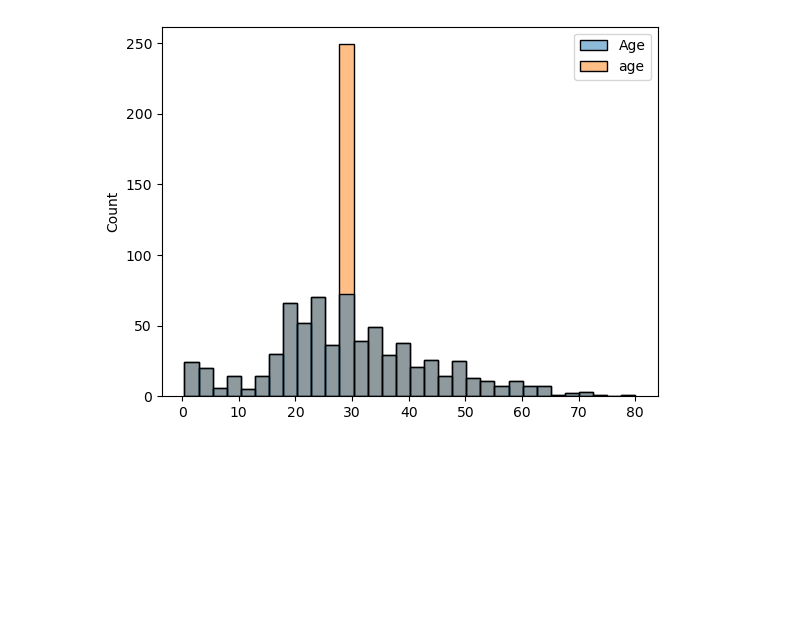
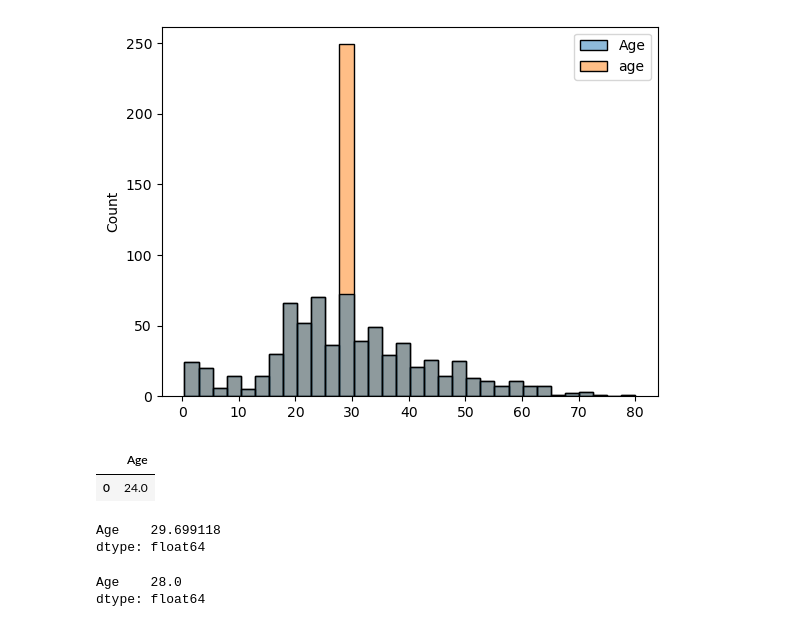
Before and after one commit to AkshayDawkhar/titanic, a Jupyter notebook: train.ipynb, the cells around one changed output. Drawn from its saved outputs; the diff is of its cells as text; code cells hidden in the pictures; blank space fills up the shorter version.

```diff
--- a/train.ipynb
+++ b/train.ipynb
@@ -162,3 +176,18 @@ sea.histplot(data=df[['Age','age']])
 # %% [output]
 <AxesSubplot:ylabel='Count'>
 [figure]
+# %%
+df[['Age']].mode()
+# %% [output]
+|  | Age |
+| 0 | 24.0 |
+# %%
+df[['Age']].mean()
+# %% [output]
+Age    29.699118
+dtype: float64
+# %%
+df[['Age']].median()
+# %% [output]
+Age    28.0
+dtype: float64
```
Also changed, not shown: parts of 8 cells of this notebook.
